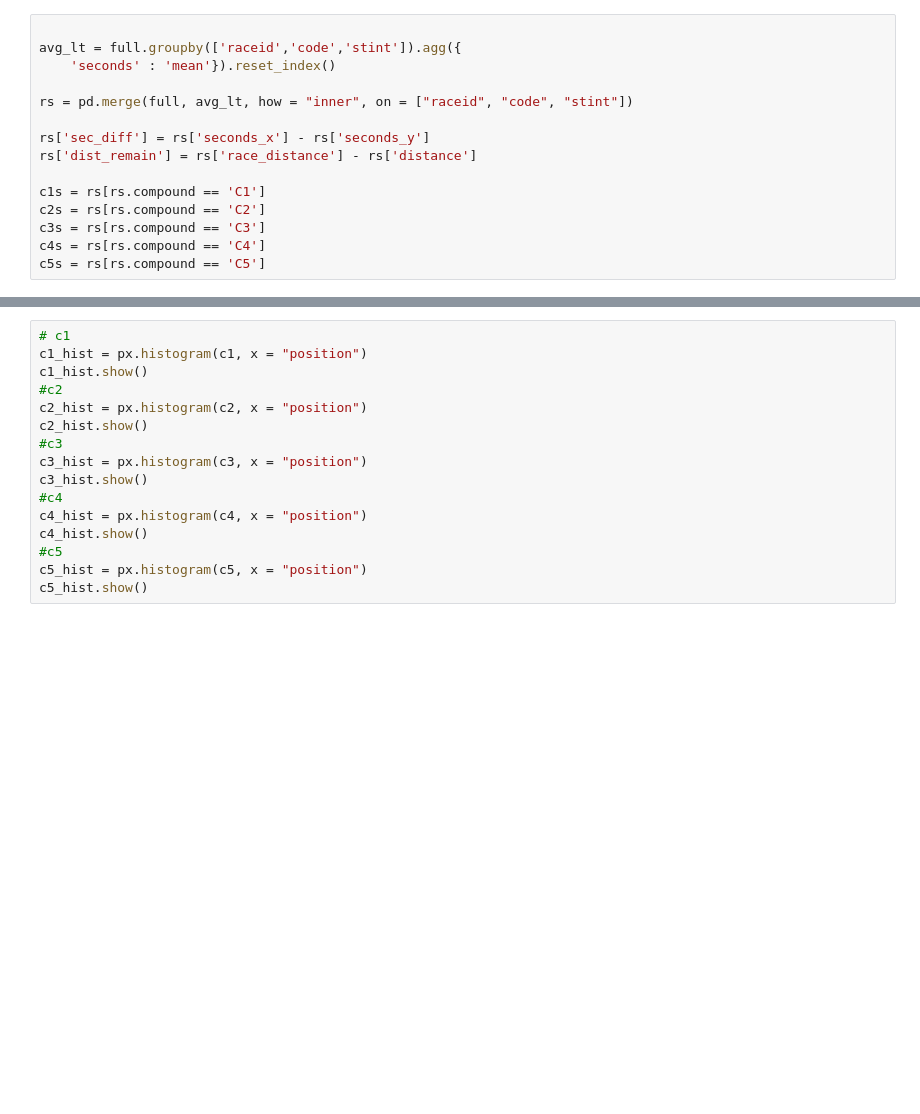
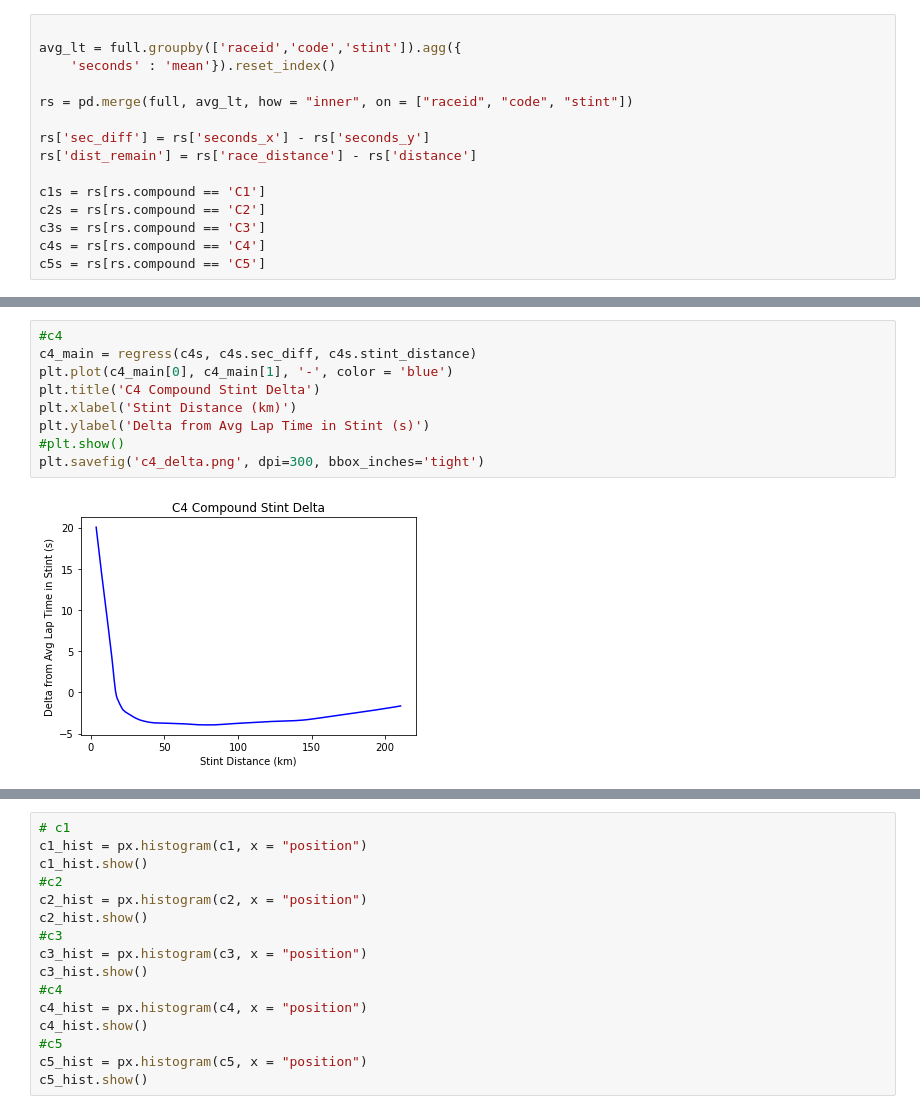
Before and after one commit to andrewdefante/andrew_repo, a Jupyter notebook: f1_game_theory/article.ipynb, the cells around one changed output, grey strips where cells are left out. Saved outputs shown, nothing was run; the diff lists cells and outputs as text; blank space fills up the shorter version.

```diff
--- a/f1_game_theory/article.ipynb
+++ b/f1_game_theory/article.ipynb
@@ -234,0 +266,11 @@ plt.show()
+# %%
+#c4
+c4_main = regress(c4s, c4s.sec_diff, c4s.stint_distance)
+plt.plot(c4_main[0], c4_main[1], '-', color = 'blue')
+plt.title('C4 Compound Stint Delta')
+plt.xlabel('Stint Distance (km)')
+plt.ylabel('Delta from Avg Lap Time in Stint (s)')
+#plt.show()
+plt.savefig('c4_delta.png', dpi=300, bbox_inches='tight')
+# %% [output]
+[figure, added]
```
Also changed, not shown: parts of 16 cells of this notebook, 16 other files.
